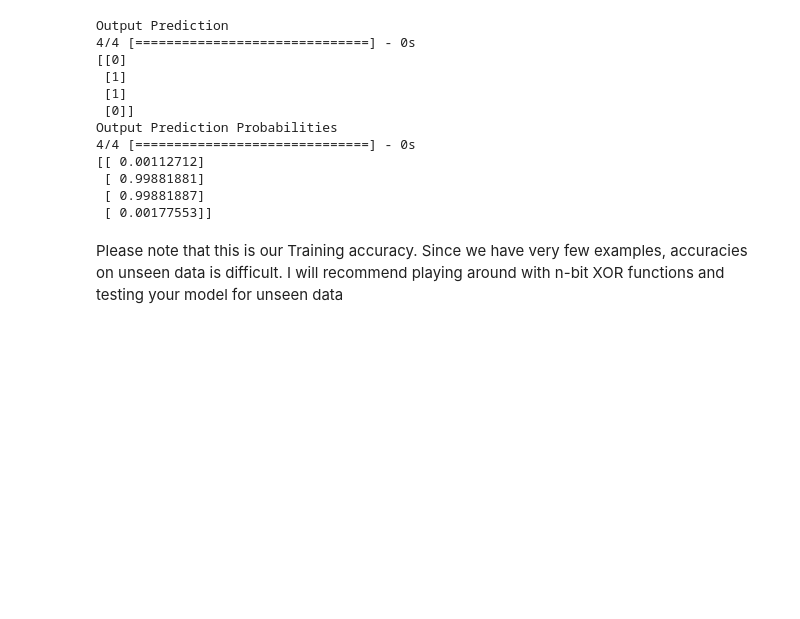
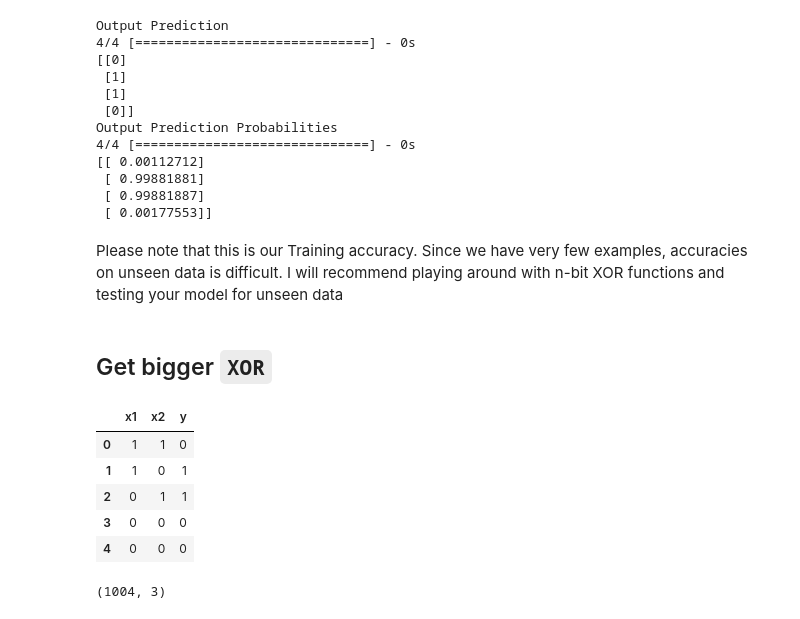
Before and after one commit to TucsonGradientDescenders/keras_tutorial_deep_learning, a Jupyter notebook: Intro_to_Deep_Neural_Network_with_XOR_data.ipynb, the cells around one changed output. Drawn from its saved outputs; the diff is of its cells as text; code cells hidden in the pictures; blank space fills up the shorter version.

```diff
--- a/Intro_to_Deep_Neural_Network_with_XOR_data.ipynb
+++ b/Intro_to_Deep_Neural_Network_with_XOR_data.ipynb
@@ -263,3 +267,35 @@ Output Prediction Probabilities
 # %% [markdown]
 Please note that this is our Training accuracy. Since we have very few examples, accuracies on unseen data is difficult.
 I will recommend playing around with n-bit XOR functions and testing your model for unseen data
+# %% [markdown]
+## Get bigger `XOR`
+# %%
+def random_grow(d, rows_to_grow=1000, random_seed=1234):
+    """
+    not necessary for the ML, just takes in a pandas data frame and copies
+    data in it randomly to make a bigger data set of more or less the same
+    distribution of data
+    """
+    np.random.seed(random_seed)
+    l = d.shape[0]     # get original number of rows
+    for i in range(rows_to_grow):
+        r = np.random.randint(0,l)    # random int between 0 and l
+        d = d.append(d[r:r+1], ignore_index=True)   # copy row l
+    return d
+# %%
+df_in = pd.read_csv("data_for_xor.csv", sep='\t')
+df_train = random_grow(df_in, 1000)      # take our original data file and make it bigger
+df_test = random_grow(df_in, 100)
+# %%
+df_train.head()
+# %% [output]
+|  | x1 | x2 | y |
+| 0 | 1 | 1 | 0 |
+| 1 | 1 | 0 | 1 |
+| 2 | 0 | 1 | 1 |
+| 3 | 0 | 0 | 0 |
+| 4 | 0 | 0 | 0 |
+# %%
+df_train.shape
+# %% [output]
+(1004, 3)
```
Also changed, not shown: parts of 4 cells of this notebook, 5 other files.
